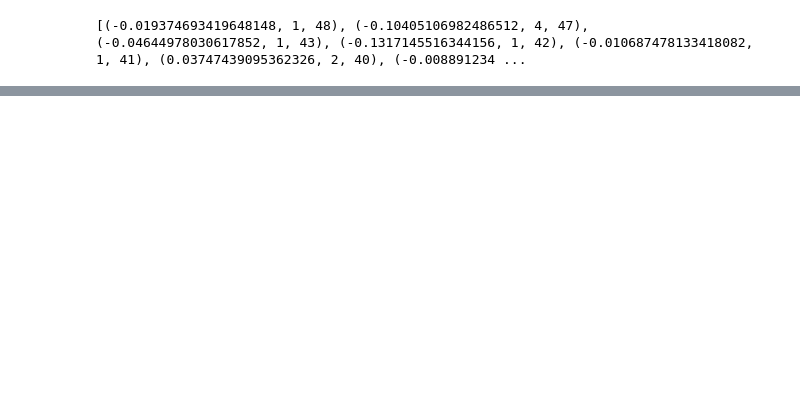
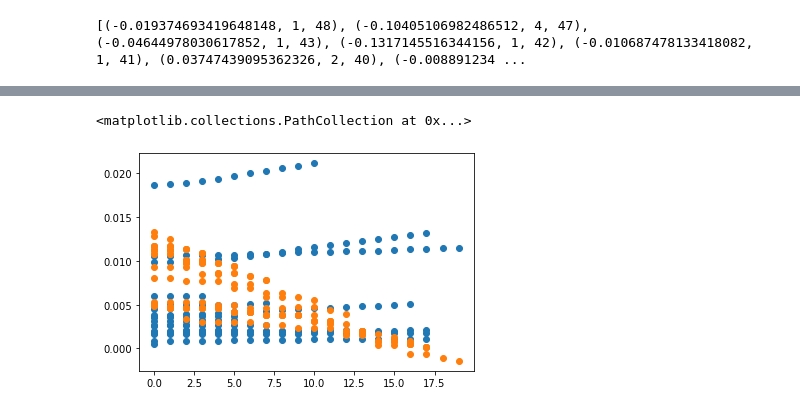
Before and after one commit to yazenkk/ARE213_Fall2023, a Jupyter notebook: PSet 2/Python/ARE213 PSet2 Question3.ipynb, the cells around one changed output, grey strips where cells are left out. Saved outputs shown, nothing was run; the diff lists cells and outputs as text; code cells hidden in the pictures; blank space fills up the shorter version.

```diff
--- a/PSet 2/Python/ARE213 PSet2 Question3.ipynb
+++ b/PSet 2/Python/ARE213 PSet2 Question3.ipynb
@@ -421,0 +550,7 @@ See the caveats in the documentation: https://pandas.pydata.org/pandas-docs/stab
+# %%
+data_no['weights'] = data_no['population']/data_no[data_no['primary']==1]['population'].sum()
+plt.scatter(data_no[data_no['primary']==1]['years_post_prim'], data_no[data_no['primary']==1]['weights'])
+plt.scatter(data_no[data_no['primary']==1]['years_post_prim'],data_no[data_no['primary']==1]['w_i_t'])
+# %% [output]
+<matplotlib.collections.PathCollection at 0x...>
+[figure, added]
```
Also changed, not shown: parts of 11 cells of this notebook.
